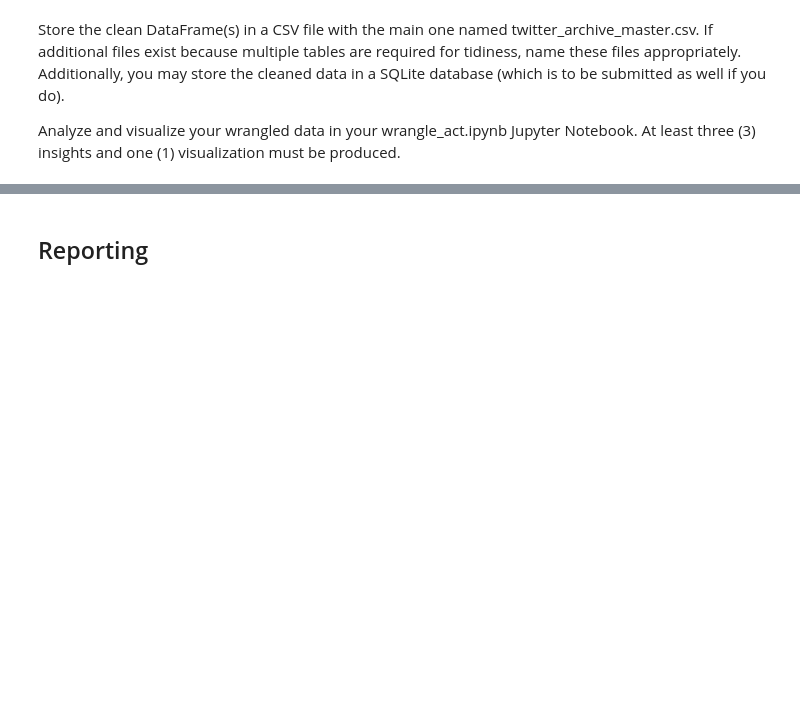
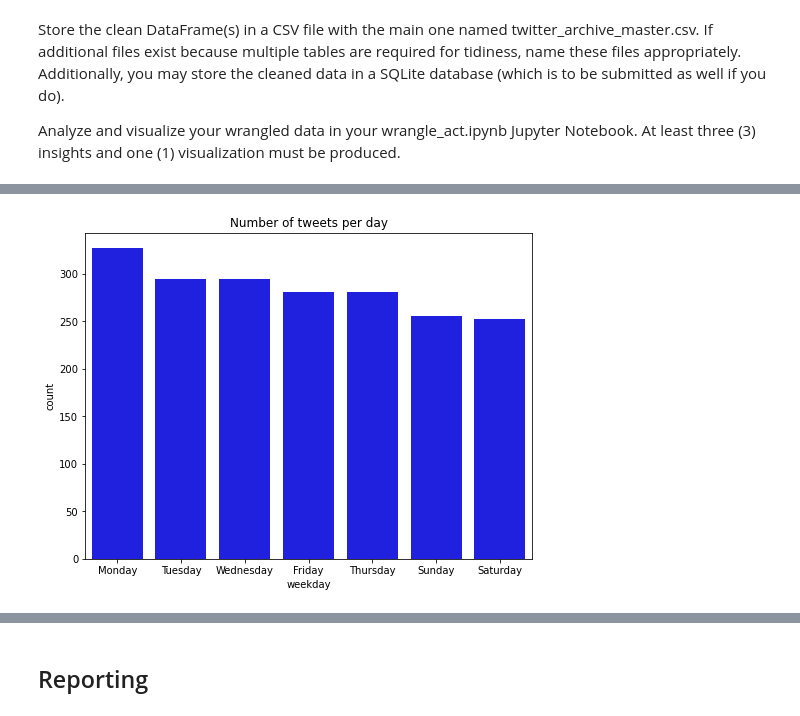
Before and after one commit to keruichen-coco/Wrangle_and_analyze_data, a Jupyter notebook: wrangle_act.ipynb, the cells around one changed output, grey strips where cells are left out. Cells and saved outputs as stored; diff of their text form; code cells hidden in the pictures; blank space fills up the shorter version.

```diff
--- a/wrangle_act.ipynb
+++ b/wrangle_act.ipynb
@@ -231,0 +659,12 @@ Analyze and visualize your wrangled data in your wrangle_act.ipynb Jupyter Noteb
+# %%
+twitter_archive_master['weekday'].replace(0, 'Monday', inplace=True)
+twitter_archive_master['weekday'].replace(1, 'Tuesday', inplace=True)
+twitter_archive_master['weekday'].replace(2, 'Wednesday', inplace=True)
+twitter_archive_master['weekday'].replace(3, 'Thursday', inplace=True)
+twitter_archive_master['weekday'].replace(4, 'Friday', inplace=True)
+twitter_archive_master['weekday'].replace(5, 'Saturday', inplace=True)
+twitter_archive_master['weekday'].replace(6, 'Sunday', inplace=True)
+# %%
+weekday_count = pd.DataFrame(twitter_archive_master.groupby('weekday')['tweet_id'].count()).reset_index()
+weekday_count.sort_values(by=['tweet_id'], inplace=True,ascending=False)
+weekday_count
@@ -231,0 +680,9 @@ Analyze and visualize your wrangled data in your wrangle_act.ipynb Jupyter Noteb
+# %%
+fig, ax = plt.subplots(figsize=(8,6))
+
+sns.barplot(x="weekday", y="tweet_id", data=weekday_count, color='b')
+ax.set_title('Number of tweets per day')
+ax.set_ylabel('count', fontsize=10)
+plt.xticks(rotation='horizontal');
+# %% [output]
+[figure, added]
```
Also changed, not shown: parts of 72 cells of this notebook, 4 other files.
